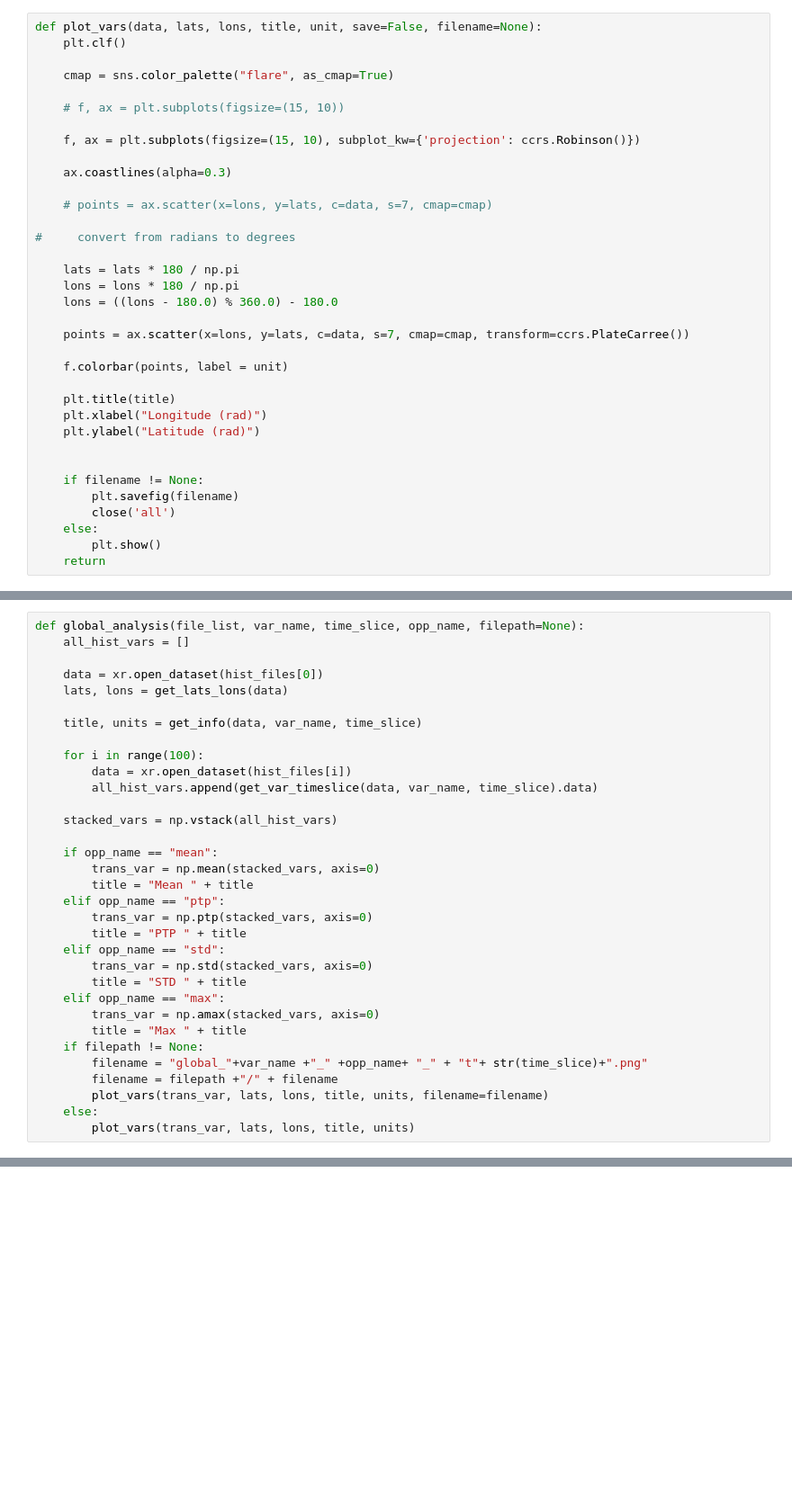
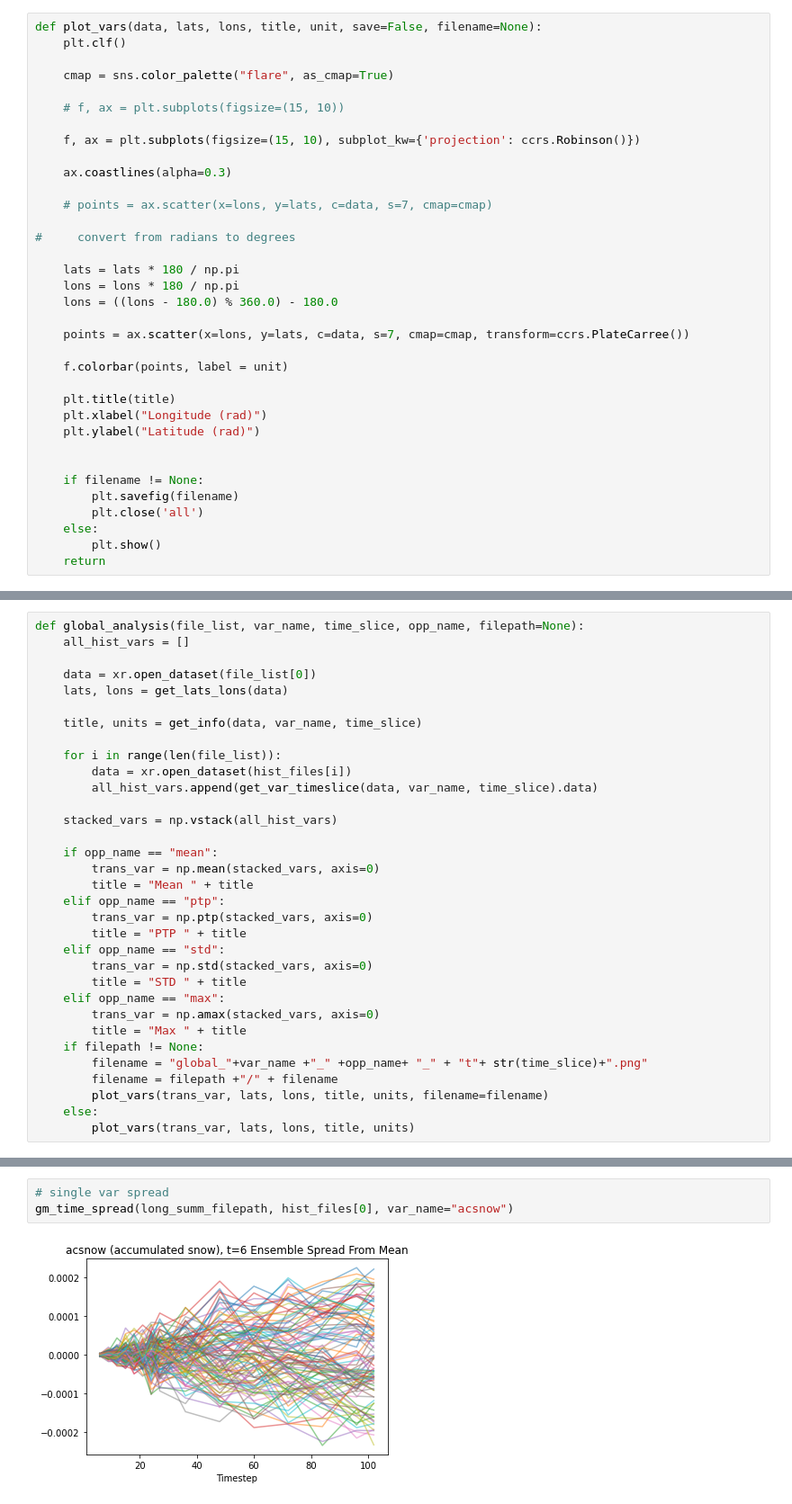
Before and after one commit to NCAR/PyCECT, a Jupyter notebook: notebooks/teopb_MPAS_ECT.ipynb, the cells around one changed output, grey strips where cells are left out. Shown at 90% size. Cells and saved outputs as stored; diff of their text form; blank space fills up the shorter version.

```diff
--- a/notebooks/teopb_MPAS_ECT.ipynb
+++ b/notebooks/teopb_MPAS_ECT.ipynb
@@ -240,7 +242,7 @@ def plot_vars(data, lats, lons, title, unit, save=False, filename=None):
 
     if filename != None:
         plt.savefig(filename)
-        close('all')
+        plt.close('all')
     else:
         plt.show()
     return
@@ -254,12 +256,12 @@ def get_info(data, var_name, t):
 def global_analysis(file_list, var_name, time_slice, opp_name, filepath=None):
     all_hist_vars = []
 
-    data = xr.open_dataset(hist_files[0])
+    data = xr.open_dataset(file_list[0])
     lats, lons = get_lats_lons(data)
 
     title, units = get_info(data, var_name, time_slice)
 
-    for i in range(100):
+    for i in range(len(file_list)):
         data = xr.open_dataset(hist_files[i])
         all_hist_vars.append(get_var_timeslice(data, var_name, time_slice).data)
 
@@ -322,0 +496,5 @@ global_analysis(hist_files, 'glw', 18, "ptp")
+# %%
+# single var spread
+gm_time_spread(long_summ_filepath, hist_files[0], var_name="acsnow")
+# %% [output]
+[figure, added]
```
Also changed, not shown: parts of 8 cells of this notebook.
